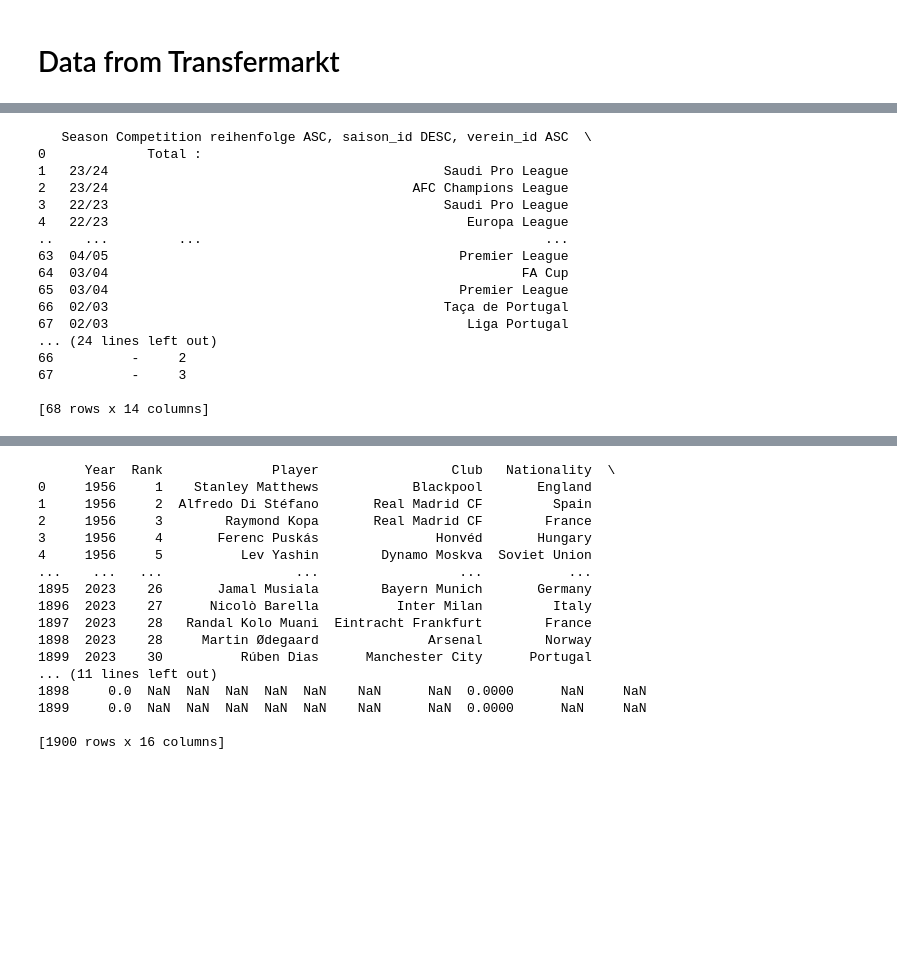
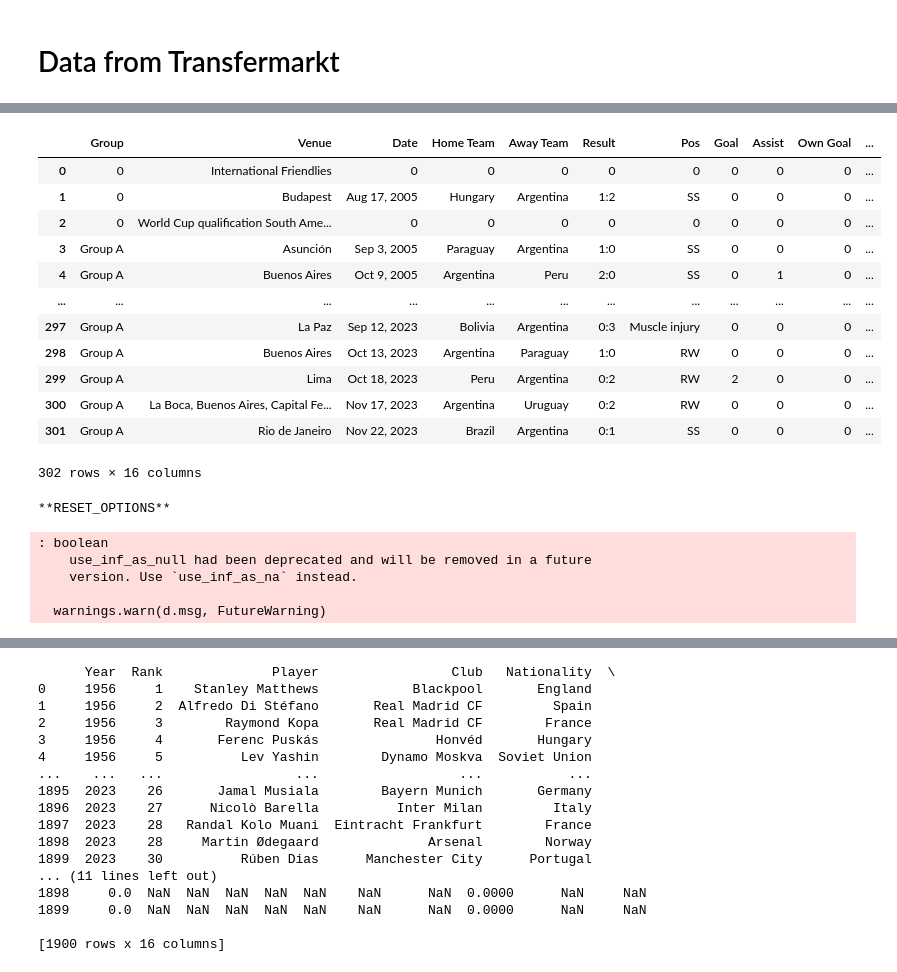
Before and after one commit to TheJarmanitor/outplayed, a Jupyter notebook: Get Data for Project.ipynb, the cells around one changed output, grey strips where cells are left out. Saved outputs shown, nothing was run; the diff lists cells and outputs as text; code cells hidden in the pictures; blank space fills up the shorter version.

Commit message:
Added the Games of Nationality

```diff
--- a/Get Data for Project.ipynb
+++ b/Get Data for Project.ipynb
@@ -73,23 +309,48 @@ df_ronaldo = pd.DataFrame(result_ronaldo)
 # %%
-print(df_ronaldo)
+column_names = ["Group", "Venue", "Date", "Home Team", "Away Team", "Result", "Pos", "Goal", "Assist", "Own Goal", "Yellow",
+     "Double Yellow", "Red", "Substitutions on", "Substitutions off", "Minutes Played"]
+
+# Create the pandas DataFrame
+df = pd.DataFrame(national_messi, columns = column_names)
+
+
+
+
+
+# Permanently changes the pandas settings
+#pd.set_option('display.max_rows', None)
+#pd.set_option('display.max_columns', None)
+#pd.set_option('display.width', None)
+#pd.set_option('display.max_colwidth', -1)
+
+# All dataframes hereafter reflect these changes.
+display(df)
+
+#print('**RESET_OPTIONS**')
+
+# Resets the options
+#pd.reset_option('all')
+#display(df)
 # %% [output]
+|  | Group | Venue | Date | Home Team | Away Team | Result | Pos | Goal | Assist | Own Goal | ... |
+| 0 | 0 | International Friendlies | 0 | 0 | 0 | 0 | 0 | 0 | 0 | 0 | ... |
+| 1 | 0 | Budapest | Aug 17, 2005 | Hungary | Argentina | 1:2 | SS | 0 | 0 | 0 | ... |
+| 2 | 0 | World Cup qualification South Ame... | 0 | 0 | 0 | 0 | 0 | 0 | 0 | 0 | ... |
+| 3 | Group A | Asunción | Sep 3, 2005 | Paraguay | Argentina | 1:0 | SS | 0 | 0 | 0 | ... |
+| 4 | Group A | Buenos Aires | Oct 9, 2005 | Argentina | Peru | 2:0 | SS | 0 | 1 | 0 | ... |
+| ... | ... | ... | ... | ... | ... | ... | ... | ... | ... | ... | ... |
+| 297 | Group A | La Paz | Sep 12, 2023 | Bolivia | Argentina | 0:3 | Muscle injury | 0 | 0 | 0 | ... |
+| 298 | Group A | Buenos Aires | Oct 13, 2023 | Argentina | Paraguay | 1:0 | RW | 0 | 0 | 0 | ... |
+| 299 | Group A | Lima | Oct 18, 2023 | Peru | Argentina | 0:2 | RW | 2 | 0 | 0 | ... |
+| 300 | Group A | La Boca, Buenos Aires, Capital Fe... | Nov 17, 2023 | Argentina | Uruguay | 0:2 | RW | 0 | 0 | 0 | ... |
+| 301 | Group A | Rio de Janeiro | Nov 22, 2023 | Brazil | Argentina | 0:1 | SS | 0 | 0 | 0 | ... |
-   Season Competition reihenfolge ASC, saison_id DESC, verein_id ASC  \
-0             Total :
-1   23/24                                           Saudi Pro League
-2   23/24                                       AFC Champions League
-3   22/23                                           Saudi Pro League
-4   22/23                                              Europa League
-..    ...         ...                                            ...
-63  04/05                                             Premier League
-64  03/04                                                     FA Cup
-65  03/04                                             Premier League
-66  02/03                                           Taça de Portugal
-67  02/03                                              Liga Portugal
-... (24 lines left out)
-66          -     2
-67          -     3
-
-[68 rows x 14 columns]
+302 rows × 16 columns
+**RESET_OPTIONS**
+: boolean
+    use_inf_as_null had been deprecated and will be removed in a future
+    version. Use `use_inf_as_na` instead.
+
+  warnings.warn(d.msg, FutureWarning)
 # %%
 ls
 # %% [output]
```
Also changed, not shown: parts of 13 cells of this notebook.
